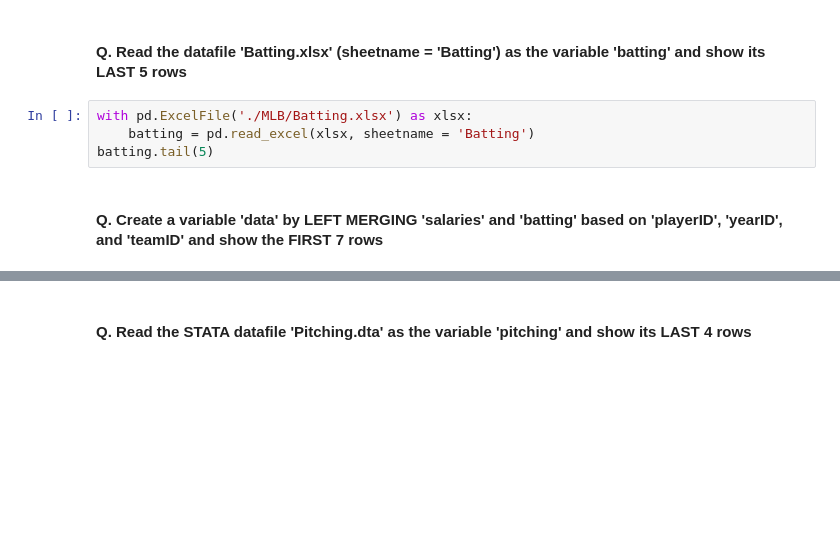
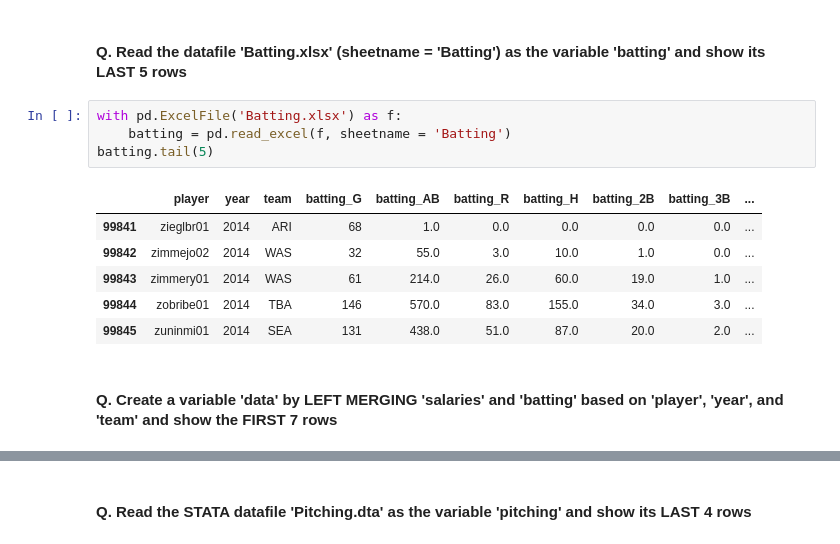
Before and after one commit to ICOSBigDataCamp/2018-summer-camp, a Jupyter notebook: pandas/ICOS_Big_Data_Camp_Data_Analysis_presentation.ipynb, the cells around one changed output, grey strips where cells are left out. Saved outputs shown, nothing was run; the diff lists cells and outputs as text; blank space fills up the shorter version.

```diff
--- a/pandas/ICOS_Big_Data_Camp_Data_Analysis_presentation.ipynb
+++ b/pandas/ICOS_Big_Data_Camp_Data_Analysis_presentation.ipynb
@@ -360,11 +783,18 @@ salaries.head(10)
 # %% [markdown]
 #### Q. Read the datafile 'Batting.xlsx' (sheetname = 'Batting') as the variable 'batting' and show its LAST 5 rows
 # %%
-with pd.ExcelFile('./MLB/Batting.xlsx') as xlsx:
-    batting = pd.read_excel(xlsx, sheetname = 'Batting')
+with pd.ExcelFile('Batting.xlsx') as f:
+    batting = pd.read_excel(f, sheetname = 'Batting')
 batting.tail(5)
+# %% [output]
+|  | player | year | team | batting_G | batting_AB | batting_R | batting_H | batting_2B | batting_3B | ... |
+| 99841 | zieglbr01 | 2014 | ARI | 68 | 1.0 | 0.0 | 0.0 | 0.0 | 0.0 | ... |
+| 99842 | zimmejo02 | 2014 | WAS | 32 | 55.0 | 3.0 | 10.0 | 1.0 | 0.0 | ... |
+| 99843 | zimmery01 | 2014 | WAS | 61 | 214.0 | 26.0 | 60.0 | 19.0 | 1.0 | ... |
+| 99844 | zobribe01 | 2014 | TBA | 146 | 570.0 | 83.0 | 155.0 | 34.0 | 3.0 | ... |
+| 99845 | zuninmi01 | 2014 | SEA | 131 | 438.0 | 51.0 | 87.0 | 20.0 | 2.0 | ... |
 # %% [markdown]
-#### Q. Create a variable 'data' by LEFT MERGING 'salaries' and 'batting' based on 'playerID',  'yearID', and  'teamID' and show the FIRST 7 rows
+#### Q. Create a variable 'data' by LEFT MERGING 'salaries' and 'batting' based on 'player',  'year', and  'team' and show the FIRST 7 rows
 # %%
 data = pd.merge(salaries, batting, how='left', on = ['player', 'year', 'team'])
 data.head(7)
```
Also changed, not shown: parts of 115 cells of this notebook, 2 other files.
